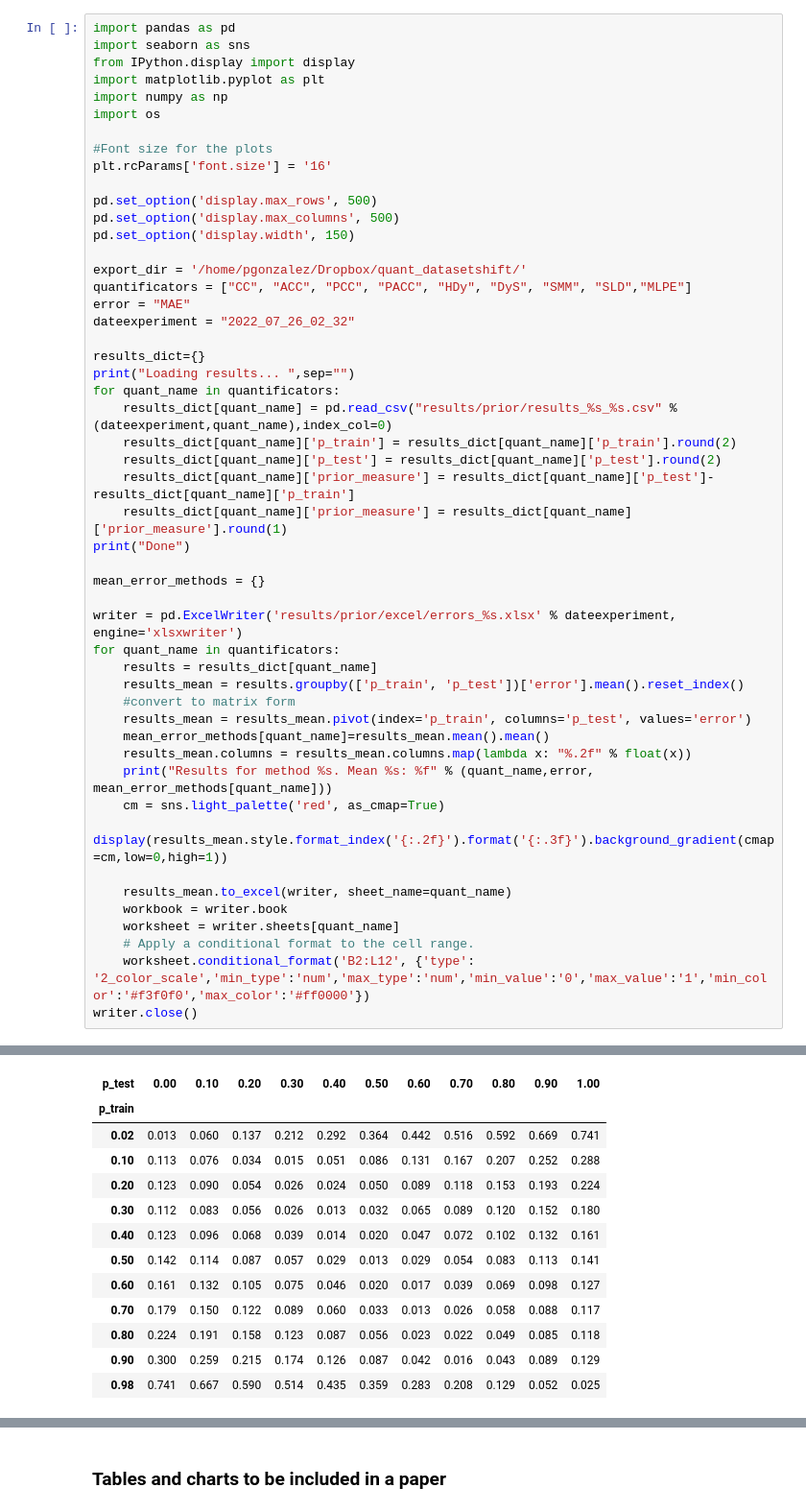
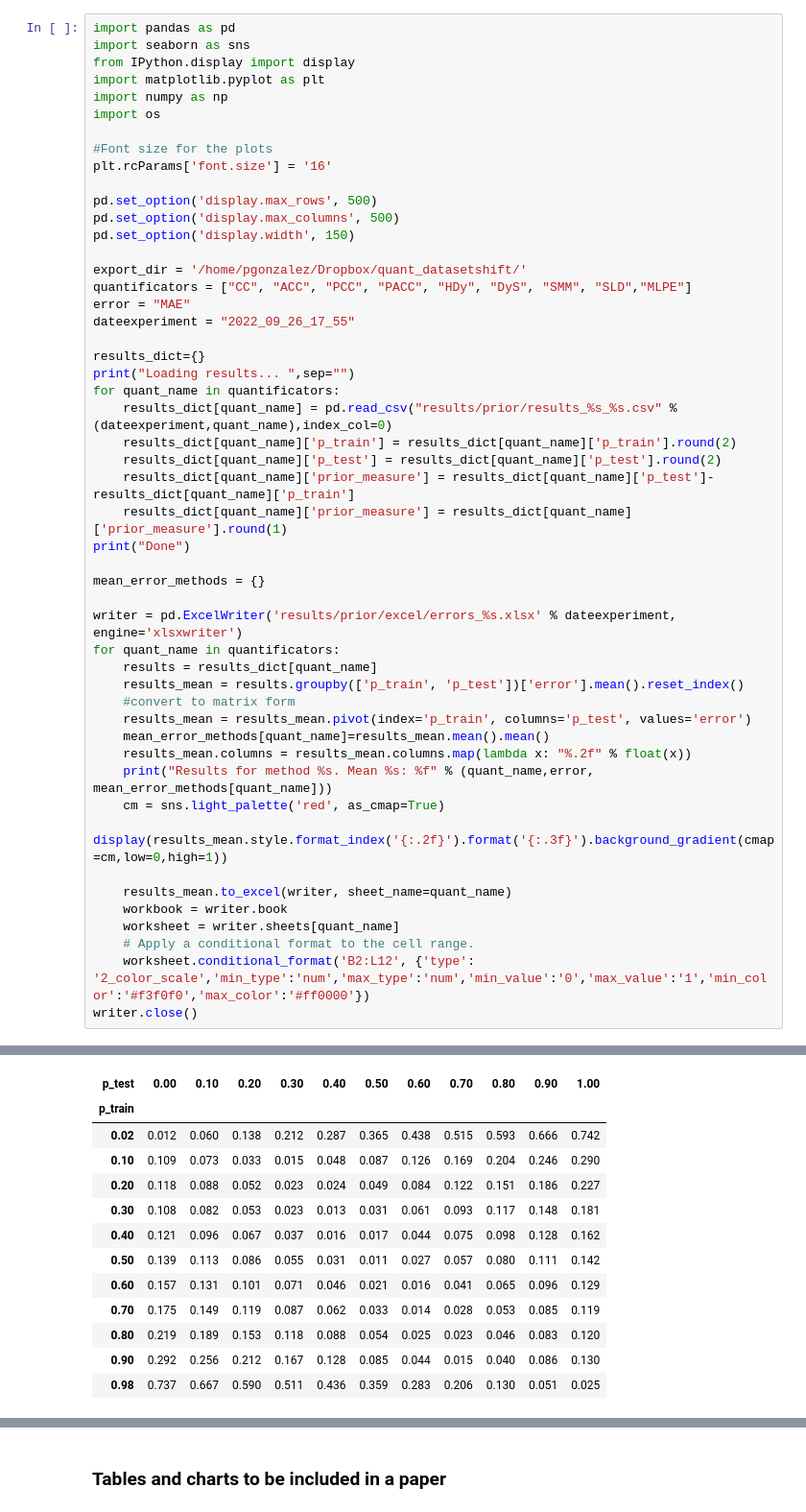
Before and after one commit to pglez82/quant_datasetshift, a Jupyter notebook: analyze_results_prior.ipynb, the cells around one changed output, grey strips where cells are left out. Shown at 96% size. Saved outputs shown, nothing was run; the diff lists cells and outputs as text.

```diff
--- a/analyze_results_prior.ipynb
+++ b/analyze_results_prior.ipynb
@@ -16,7 +16,7 @@ pd.set_option('display.width', 150)
 export_dir = '/home/pgonzalez/Dropbox/quant_datasetshift/'
 quantificators = ["CC", "ACC", "PCC", "PACC", "HDy", "DyS", "SMM", "SLD","MLPE"]
 error = "MAE"
-dateexperiment = "2022_07_26_02_32"
+dateexperiment = "2022_09_26_17_55"
 
 results_dict={}
 print("Loading results... ",sep="")
@@ -55,13 +55,13 @@ Results for method CC. Mean MAE: 0.146383
 | p_test | 0.00 | 0.10 | 0.20 | 0.30 | 0.40 | 0.50 | 0.60 | 0.70 | 0.80 | 0.90 | 1.00 |
 | p_train |  |  |  |  |  |  |  |  |  |  |  |
-| 0.02 | 0.013 | 0.060 | 0.137 | 0.212 | 0.292 | 0.364 | 0.442 | 0.516 | 0.592 | 0.669 | 0.741 |
-| 0.10 | 0.113 | 0.076 | 0.034 | 0.015 | 0.051 | 0.086 | 0.131 | 0.167 | 0.207 | 0.252 | 0.288 |
-| 0.20 | 0.123 | 0.090 | 0.054 | 0.026 | 0.024 | 0.050 | 0.089 | 0.118 | 0.153 | 0.193 | 0.224 |
-| 0.30 | 0.112 | 0.083 | 0.056 | 0.026 | 0.013 | 0.032 | 0.065 | 0.089 | 0.120 | 0.152 | 0.180 |
-| 0.40 | 0.123 | 0.096 | 0.068 | 0.039 | 0.014 | 0.020 | 0.047 | 0.072 | 0.102 | 0.132 | 0.161 |
-| 0.50 | 0.142 | 0.114 | 0.087 | 0.057 | 0.029 | 0.013 | 0.029 | 0.054 | 0.083 | 0.113 | 0.141 |
-| 0.60 | 0.161 | 0.132 | 0.105 | 0.075 | 0.046 | 0.020 | 0.017 | 0.039 | 0.069 | 0.098 | 0.127 |
-| 0.70 | 0.179 | 0.150 | 0.122 | 0.089 | 0.060 | 0.033 | 0.013 | 0.026 | 0.058 | 0.088 | 0.117 |
-| 0.80 | 0.224 | 0.191 | 0.158 | 0.123 | 0.087 | 0.056 | 0.023 | 0.022 | 0.049 | 0.085 | 0.118 |
-| 0.90 | 0.300 | 0.259 | 0.215 | 0.174 | 0.126 | 0.087 | 0.042 | 0.016 | 0.043 | 0.089 | 0.129 |
-| 0.98 | 0.741 | 0.667 | 0.590 | 0.514 | 0.435 | 0.359 | 0.283 | 0.208 | 0.129 | 0.052 | 0.025 |
+| 0.02 | 0.012 | 0.060 | 0.138 | 0.212 | 0.287 | 0.365 | 0.438 | 0.515 | 0.593 | 0.666 | 0.742 |
+| 0.10 | 0.109 | 0.073 | 0.033 | 0.015 | 0.048 | 0.087 | 0.126 | 0.169 | 0.204 | 0.246 | 0.290 |
+| 0.20 | 0.118 | 0.088 | 0.052 | 0.023 | 0.024 | 0.049 | 0.084 | 0.122 | 0.151 | 0.186 | 0.227 |
+| 0.30 | 0.108 | 0.082 | 0.053 | 0.023 | 0.013 | 0.031 | 0.061 | 0.093 | 0.117 | 0.148 | 0.181 |
+| 0.40 | 0.121 | 0.096 | 0.067 | 0.037 | 0.016 | 0.017 | 0.044 | 0.075 | 0.098 | 0.128 | 0.162 |
+| 0.50 | 0.139 | 0.113 | 0.086 | 0.055 | 0.031 | 0.011 | 0.027 | 0.057 | 0.080 | 0.111 | 0.142 |
+| 0.60 | 0.157 | 0.131 | 0.101 | 0.071 | 0.046 | 0.021 | 0.016 | 0.041 | 0.065 | 0.096 | 0.129 |
+| 0.70 | 0.175 | 0.149 | 0.119 | 0.087 | 0.062 | 0.033 | 0.014 | 0.028 | 0.053 | 0.085 | 0.119 |
+| 0.80 | 0.219 | 0.189 | 0.153 | 0.118 | 0.088 | 0.054 | 0.025 | 0.023 | 0.046 | 0.083 | 0.120 |
+| 0.90 | 0.292 | 0.256 | 0.212 | 0.167 | 0.128 | 0.085 | 0.044 | 0.015 | 0.040 | 0.086 | 0.130 |
+| 0.98 | 0.737 | 0.667 | 0.590 | 0.511 | 0.436 | 0.359 | 0.283 | 0.206 | 0.130 | 0.051 | 0.025 |
```
Also changed, not shown: parts of 5 cells of this notebook, 1 other file.
